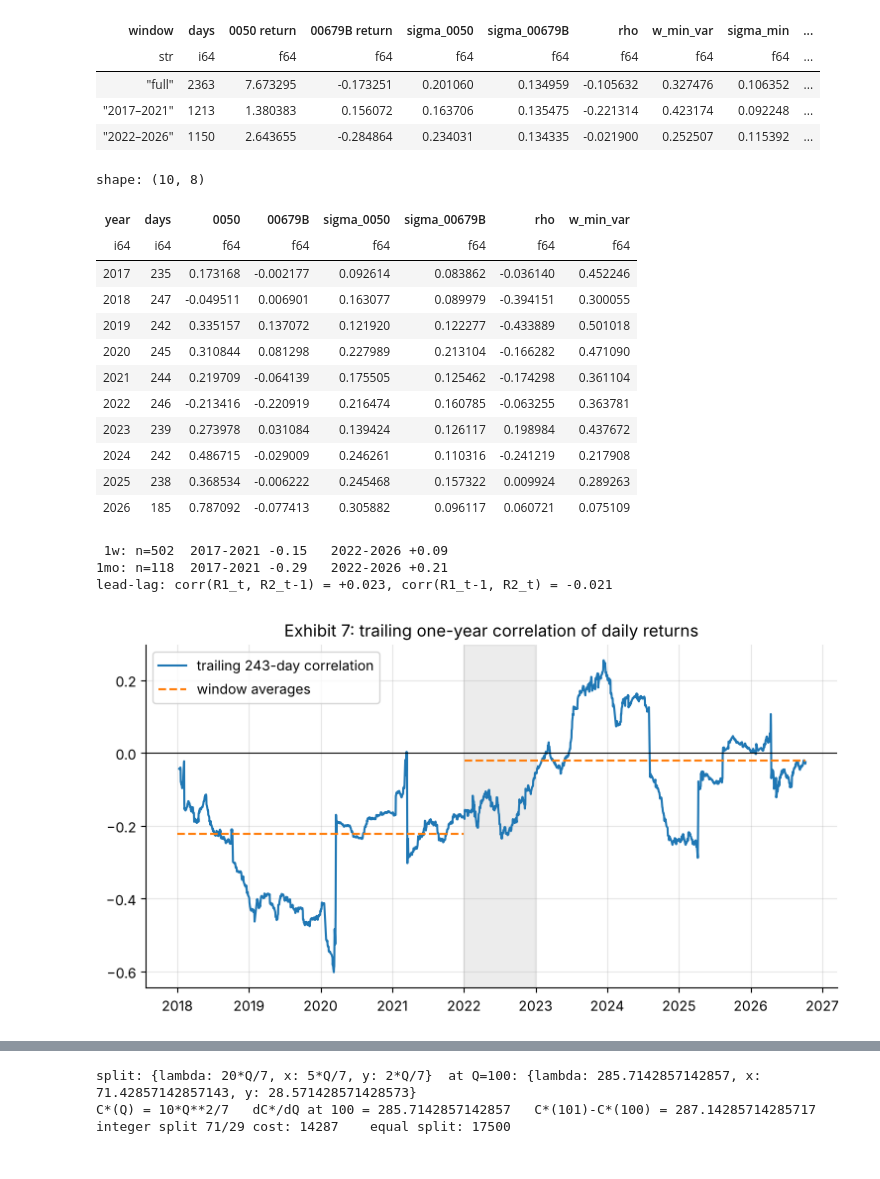
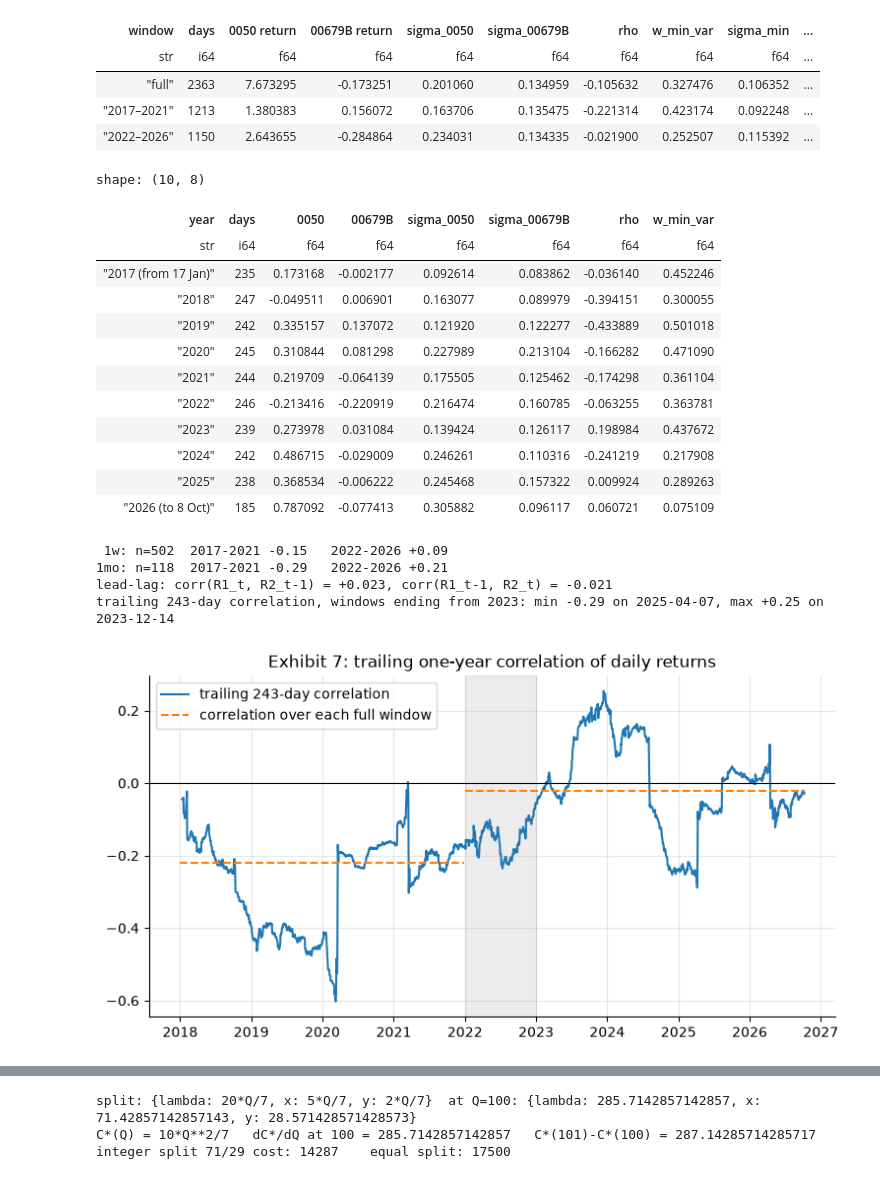
Before and after one commit to Benjamin-Teng/Quant-math-for-beginner, a Jupyter notebook: labs/LM07_lab/LM07_lab.ipynb, the cells around one changed output, grey strips where cells are left out. Drawn from its saved outputs; the diff is of its cells as text; code cells hidden in the pictures.

```diff
--- a/labs/LM07_lab/LM07_lab.ipynb
+++ b/labs/LM07_lab/LM07_lab.ipynb
@@ -65,6 +67,7 @@ def tr_index(sym):
     raw, div = load(sym)
     sdate, k = SPLITS.get(sym, ("", 1.0))
     return (raw.join(div.select("date", pl.col("cash_dividend").alias("D")), on="date", how="left")
+               .sort("date")
                .with_columns(pl.col("D").fill_null(0.0),
                              pl.when(pl.col("date") == pl.lit(sdate)).then(pl.lit(k)).otherwise(pl.lit(1.0)).alias("k"))
                .with_columns(((pl.col("close") + pl.col("D")) / (pl.col("close").shift(1) / pl.col("k"))).fill_null(1.0).alias("G"))
@@ -78,11 +81,12 @@ ret = (idx.with_columns((pl.col("I_0050") / pl.col("I_0050").shift(1) - 1).alias
           .drop_nulls("R1").with_columns(pl.col("date").str.to_date()))
 R1, R2 = ret["R1"].to_numpy(), ret["R2"].to_numpy()
 T = len(R1)
-years = (ret["date"][-1] - date.fromisoformat(BASE)).days / 365.25
+dates = ret["date"].to_list()
+years = (dates[-1] - date.fromisoformat(BASE)).days / 365.25
 A = T / years
 yr = ret["date"].dt.year().to_numpy()
 IS, OOS, ALL = yr <= 2021, yr >= 2022, np.ones(T, bool)
-print(f"T = {T} returns, {ret['date'][0]} -> {ret['date'][-1]}, years = {years:.4f}, A = {A:.2f}")
+print(f"T = {T} returns, {dates[0]} -> {dates[-1]}, years = {years:.6f}, A = {A:.4f} (= 2363 x 365.25 / 3551)")
 print(f"growth: 0050 x{np.prod(1 + R1):.4f}, 00679B x{np.prod(1 + R2):.4f}")
 assert T == 2363
 # %% [output]
@@ -99,13 +103,13 @@ def est(m, rf=RF):
     a, b = R1[m], R2[m]
     S = np.cov(np.vstack([a, b]), ddof=0) * A
     s1, s2, c = math.sqrt(S[0, 0]), math.sqrt(S[1, 1]), S[0, 1]
-    D = S[0, 0] + S[1, 1] - 2 * c
-    w = (S[1, 1] - c) / D
-    vmin = (S[0, 0] * S[1, 1] - c * c) / D
+    sd2 = S[0, 0] + S[1, 1] - 2 * c                              # sigma_d^2 = Var(R1 - R2), annualized
+    w = (S[1, 1] - c) / sd2
+    vmin = (S[0, 0] * S[1, 1] - c * c) / sd2
     e = np.array([A * a.mean() - rf, A * b.mean() - rf])
     f = np.linalg.solve(S, e)                                    # Kelly fractions, eq. (7.12)
     sr = e / np.array([s1, s2]); rho = c / (s1 * s2)
-    return dict(n=int(m.sum()), s1=s1, s2=s2, cov=c, rho=rho, w_mv=w, s_mv=math.sqrt(vmin), lam=2 * vmin, D=D,
+    return dict(n=int(m.sum()), s1=s1, s2=s2, cov=c, rho=rho, w_mv=w, s_mv=math.sqrt(vmin), lam=2 * vmin, sd2=sd2,
                 e1=e[0], e2=e[1], f1=f[0], f2=f[1], lev=f.sum(), wT1=f[0] / f.sum(),
                 sr_star=math.sqrt((sr[0]**2 + sr[1]**2 - 2 * rho * sr[0] * sr[1]) / (1 - rho**2)),
                 ret1=np.prod(1 + a) - 1, ret2=np.prod(1 + b) - 1, S=S)
@@ -126,45 +130,50 @@ shape: (3, 10)
 | "2017–2021" | 1213 | 1.380383 | 0.156072 | 0.163706 | 0.135475 | -0.221314 | 0.423174 | 0.092248 | ... |
 | "2022–2026" | 1150 | 2.643655 | -0.284864 | 0.234031 | 0.134335 | -0.021900 | 0.252507 | 0.115392 | ... |
 # %%
-years_tbl = pl.DataFrame([{"year": y, "days": int((yr == y).sum()), "0050": est(yr == y)["ret1"], "00679B": est(yr == y)["ret2"],
-                           "sigma_0050": est(yr == y)["s1"], "sigma_00679B": est(yr == y)["s2"], "rho": est(yr == y)["rho"],
-                           "w_min_var": est(yr == y)["w_mv"]} for y in range(2017, 2027)])
-years_tbl   # Exhibit 6 (2026 runs to 8 October)
+label = {2017: "2017 (from 17 Jan)", 2026: "2026 (to 8 Oct)"}
+years_tbl = pl.DataFrame([{"year": label.get(y, str(y)), "days": int((yr == y).sum()), "0050": est(yr == y)["ret1"],
+                           "00679B": est(yr == y)["ret2"], "sigma_0050": est(yr == y)["s1"], "sigma_00679B": est(yr == y)["s2"],
+                           "rho": est(yr == y)["rho"], "w_min_var": est(yr == y)["w_mv"]} for y in range(2017, 2027)])
+years_tbl   # Exhibit 6
 # %% [output]
 shape: (10, 8)
 | year | days | 0050 | 00679B | sigma_0050 | sigma_00679B | rho | w_min_var |
-| i64 | i64 | f64 | f64 | f64 | f64 | f64 | f64 |
-| 2017 | 235 | 0.173168 | -0.002177 | 0.092614 | 0.083862 | -0.036140 | 0.452246 |
-| 2018 | 247 | -0.049511 | 0.006901 | 0.163077 | 0.089979 | -0.394151 | 0.300055 |
-| 2019 | 242 | 0.335157 | 0.137072 | 0.121920 | 0.122277 | -0.433889 | 0.501018 |
-| 2020 | 245 | 0.310844 | 0.081298 | 0.227989 | 0.213104 | -0.166282 | 0.471090 |
-| 2021 | 244 | 0.219709 | -0.064139 | 0.175505 | 0.125462 | -0.174298 | 0.361104 |
-| 2022 | 246 | -0.213416 | -0.220919 | 0.216474 | 0.160785 | -0.063255 | 0.363781 |
-| 2023 | 239 | 0.273978 | 0.031084 | 0.139424 | 0.126117 | 0.198984 | 0.437672 |
-| 2024 | 242 | 0.486715 | -0.029009 | 0.246261 | 0.110316 | -0.241219 | 0.217908 |
-| 2025 | 238 | 0.368534 | -0.006222 | 0.245468 | 0.157322 | 0.009924 | 0.289263 |
-| 2026 | 185 | 0.787092 | -0.077413 | 0.305882 | 0.096117 | 0.060721 | 0.075109 |
+| str | i64 | f64 | f64 | f64 | f64 | f64 | f64 |
+| "2017 (from 17 Jan)" | 235 | 0.173168 | -0.002177 | 0.092614 | 0.083862 | -0.036140 | 0.452246 |
+| "2018" | 247 | -0.049511 | 0.006901 | 0.163077 | 0.089979 | -0.394151 | 0.300055 |
+| "2019" | 242 | 0.335157 | 0.137072 | 0.121920 | 0.122277 | -0.433889 | 0.501018 |
+| "2020" | 245 | 0.310844 | 0.081298 | 0.227989 | 0.213104 | -0.166282 | 0.471090 |
+| "2021" | 244 | 0.219709 | -0.064139 | 0.175505 | 0.125462 | -0.174298 | 0.361104 |
+| "2022" | 246 | -0.213416 | -0.220919 | 0.216474 | 0.160785 | -0.063255 | 0.363781 |
+| "2023" | 239 | 0.273978 | 0.031084 | 0.139424 | 0.126117 | 0.198984 | 0.437672 |
+| "2024" | 242 | 0.486715 | -0.029009 | 0.246261 | 0.110316 | -0.241219 | 0.217908 |
+| "2025" | 238 | 0.368534 | -0.006222 | 0.245468 | 0.157322 | 0.009924 | 0.289263 |
+| "2026 (to 8 Oct)" | 185 | 0.787092 | -0.077413 | 0.305882 | 0.096117 | 0.060721 | 0.075109 |
 # %%
 # correlation at weekly and monthly frequency, and lead-lag at daily frequency
 lev = idx.with_columns(pl.col("date").str.to_date())
 for every in ("1w", "1mo"):
     w = lev.group_by_dynamic("date", every=every).agg(pl.col("I_0050").last(), pl.col("I_00679B").last()).sort("date")
     a = np.concatenate([[1.0], w["I_0050"].to_numpy()]); b = np.concatenate([[1.0], w["I_00679B"].to_numpy()])
     r1, r2 = a[1:] / a[:-1] - 1, b[1:] / b[:-1] - 1
     yy = w["date"].dt.year().to_numpy()
     print(f"{every:>3}: n={len(r1)}  2017-2021 {np.corrcoef(r1[yy <= 2021], r2[yy <= 2021])[0, 1]:+.2f}   2022-2026 {np.corrcoef(r1[yy >= 2022], r2[yy >= 2022])[0, 1]:+.2f}")
 print(f"lead-lag: corr(R1_t, R2_t-1) = {np.corrcoef(R1[1:], R2[:-1])[0, 1]:+.3f}, corr(R1_t-1, R2_t) = {np.corrcoef(R1[:-1], R2[1:])[0, 1]:+.3f}")
 
 roll = ret.select("date", pl.rolling_corr(pl.col("R1"), pl.col("R2"), window_size=243).alias("rho_243")).drop_nulls()
+late = roll.filter(pl.col("date") >= pl.lit(date(2023, 1, 1)))
+lo, hi = late.sort("rho_243").row(0), late.sort("rho_243").row(-1)
+print(f"trailing 243-day correlation, windows ending from 2023: min {lo[1]:+.2f} on {lo[0]}, max {hi[1]:+.2f} on {hi[0]}")
 fig, ax = plt.subplots()
 ax.plot(roll["date"], roll["rho_243"], label="trailing 243-day correlation")
 ax.axvspan(date(2022, 1, 1), date(2022, 12, 31), color="grey", alpha=0.15)
 ax.hlines([E["2017–2021"]["rho"], E["2022–2026"]["rho"]], [date(2018, 1, 1), date(2022, 1, 3)], [date(2021, 12, 30), date(2026, 10, 8)],
-          colors="tab:orange", linestyles="dashed", label="window averages")
+          colors="tab:orange", linestyles="dashed", label="correlation over each full window")
 ax.axhline(0, color="black", lw=0.8); ax.set_title("Exhibit 7: trailing one-year correlation of daily returns"); ax.legend(); plt.show()
 # %% [output]
  1w: n=502  2017-2021 -0.15   2022-2026 +0.09
 1mo: n=118  2017-2021 -0.29   2022-2026 +0.21
 lead-lag: corr(R1_t, R2_t-1) = +0.023, corr(R1_t-1, R2_t) = -0.021
+trailing 243-day correlation, windows ending from 2023: min -0.29 on 2025-04-07, max +0.25 on 2023-12-14
-[figure, old version]
+[figure, new version]
 # %% [markdown]
```
Also changed, not shown: parts of 31 cells of this notebook, 13 other files.
